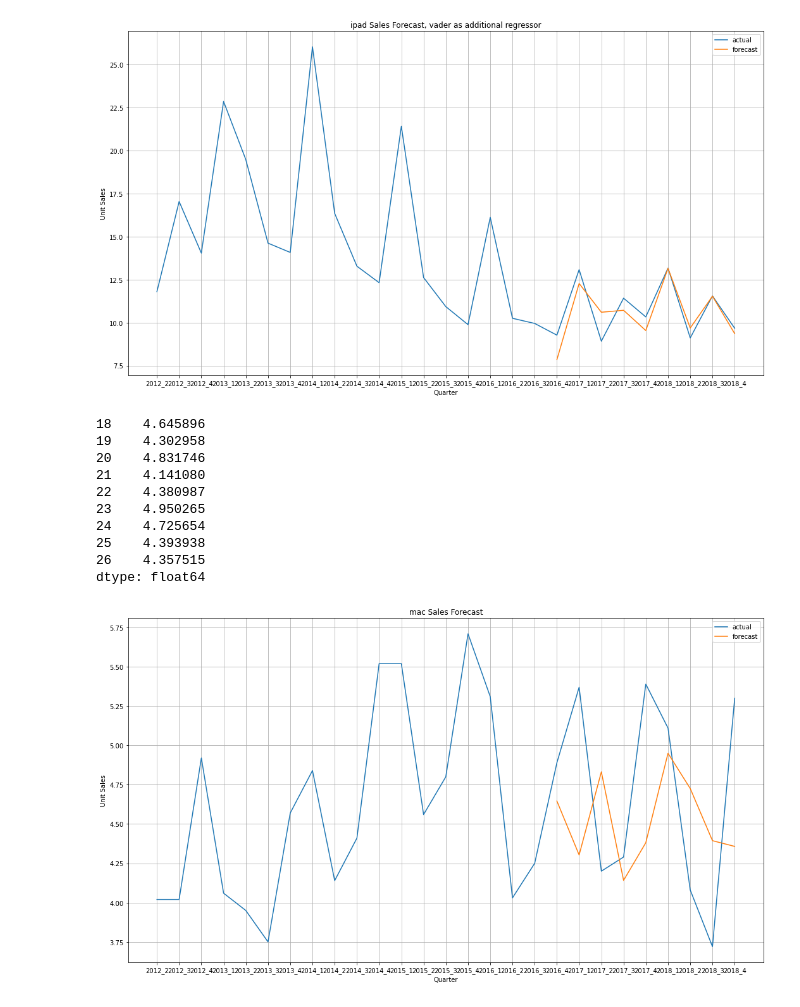
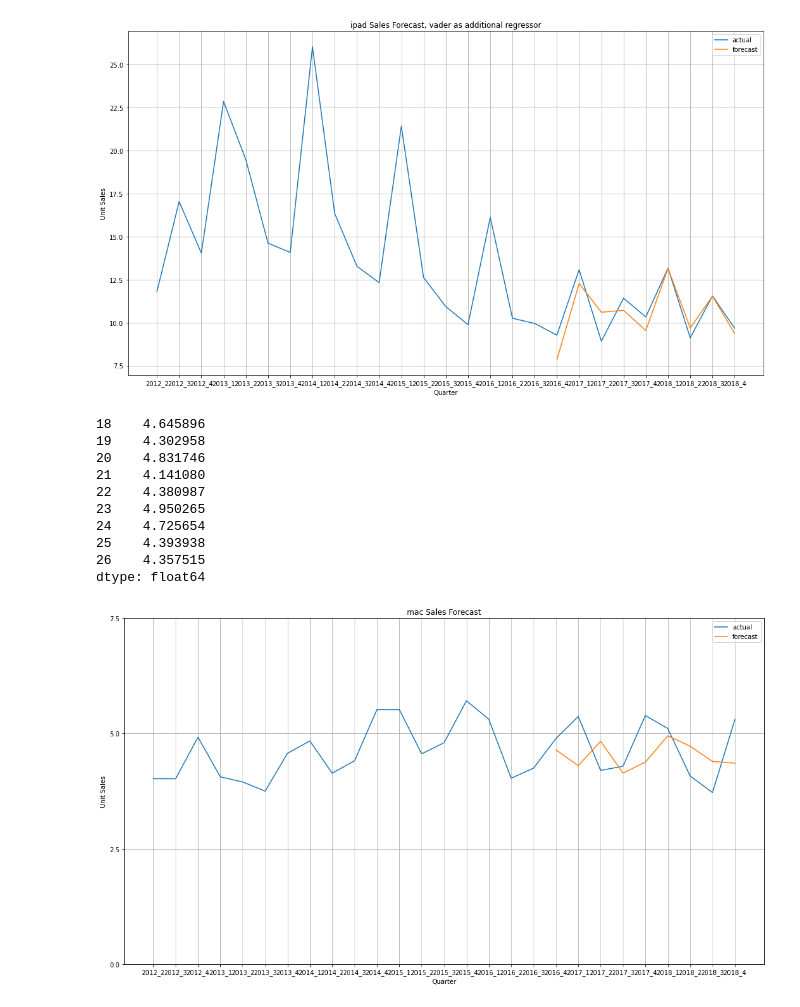
Before and after one commit to bryankj97/BT4222-AppleProductSalesForecasting, a Jupyter notebook: SARIMA.ipynb, the cells around one changed output. Drawn from its saved outputs; the diff is of its cells as text; code cells hidden in the pictures.

Commit message:
update plot scale

```diff
--- a/SARIMA.ipynb
+++ b/SARIMA.ipynb
@@ -909,8 +909,12 @@ pd.DataFrame(mac_fit, index=['bic', 'rmse'])
 |  | bert | vader | countvect | tfidf | sales_tweets | no exog |
 | bic | 5.876390 | 11.340506 | 4.856787 | 16.444836 | 49.178442 | -11.983271 |
 | rmse | 0.629531 | 0.504570 | 0.356546 | 1.316208 | 0.378270 | 0.345958 |
+# %%
+# get iphone min max, standardise scale
+y_min = 0
+y_max = 5 * round(max(sales_df['iphone']) / 5)
 # %%
-def plot_forecasts(device, exog_used=None):
+def plot_forecasts(device, exog_used=None, y_max=None, y_min=None):
 
     # point to the correct dictionary
     if device == 'iphone':
@@ -972,6 +976,10 @@ def plot_forecasts(device, exog_used=None):
     plt.plot(data.iloc[train_idx:].index, y_pred, label='forecast')
     plt.xlabel("Quarter")
     plt.ylabel("Unit Sales")
+
+    if (y_max is not None) and (y_min is not None):
+        plt.yticks(np.arange(y_min, y_max, 2.5))
+
     if exog_used:
         plt.title(f"{device} Sales Forecast, {exog_used} as additional regressor")
     else:
@@ -1027,18 +1035,18 @@ dtype: float64
 [figure]
 # %%
 # mac
-plot_forecasts('mac')
+plot_forecasts('mac', y_min=0, y_max=10)
 # %% [output]
 18    4.645896
 19    4.302958
 20    4.831746
 21    4.141080
 22    4.380987
 23    4.950265
 24    4.725654
 25    4.393938
 26    4.357515
 dtype: float64
-[figure, old version]
+[figure, new version]
 # %%
 # mac bert
```
Also changed, not shown: parts of 1 cell of this notebook, 6 other files.
